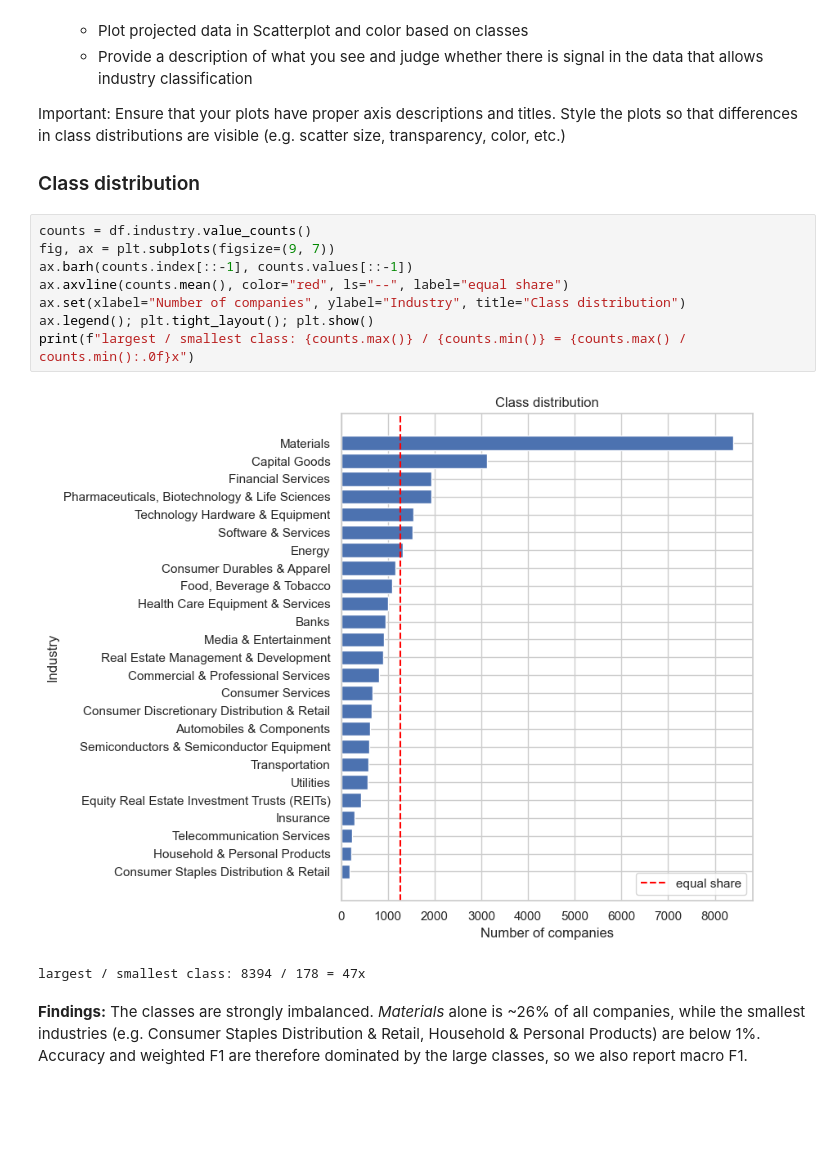
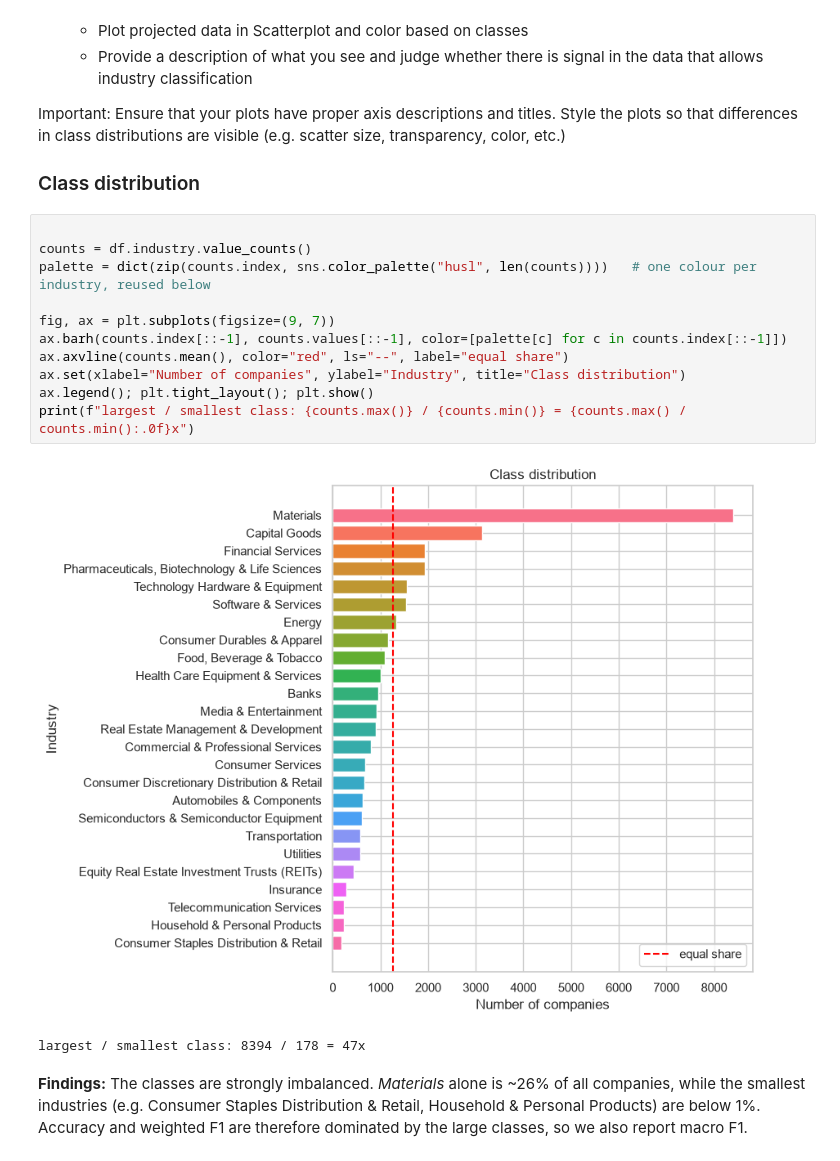
Before and after one commit to adevantery/fods2026, a Jupyter notebook: Practical_task_1/task1.1.ipynb, the cells around one changed output. Cells and saved outputs as stored; diff of their text form; blank space fills up the shorter version.

```diff
--- a/Practical_task_1/task1.1.ipynb
+++ b/Practical_task_1/task1.1.ipynb
@@ -64,15 +65,18 @@ Important: Ensure that your plots have proper axis descriptions and titles. Styl
 
 ### Class distribution
 # %%
+
 counts = df.industry.value_counts()
+palette = dict(zip(counts.index, sns.color_palette("husl", len(counts))))   # one colour per industry, reused below
+
 fig, ax = plt.subplots(figsize=(9, 7))
-ax.barh(counts.index[::-1], counts.values[::-1])
+ax.barh(counts.index[::-1], counts.values[::-1], color=[palette[c] for c in counts.index[::-1]])
 ax.axvline(counts.mean(), color="red", ls="--", label="equal share")
 ax.set(xlabel="Number of companies", ylabel="Industry", title="Class distribution")
 ax.legend(); plt.tight_layout(); plt.show()
 print(f"largest / smallest class: {counts.max()} / {counts.min()} = {counts.max() / counts.min():.0f}x")
 # %% [output]
-[figure, old version]
+[figure, new version]
 largest / smallest class: 8394 / 178 = 47x
 # %% [markdown]
 **Findings:** The classes are strongly imbalanced. *Materials* alone is ~26% of all companies, while the
```
Also changed, not shown: parts of 34 cells of this notebook.
